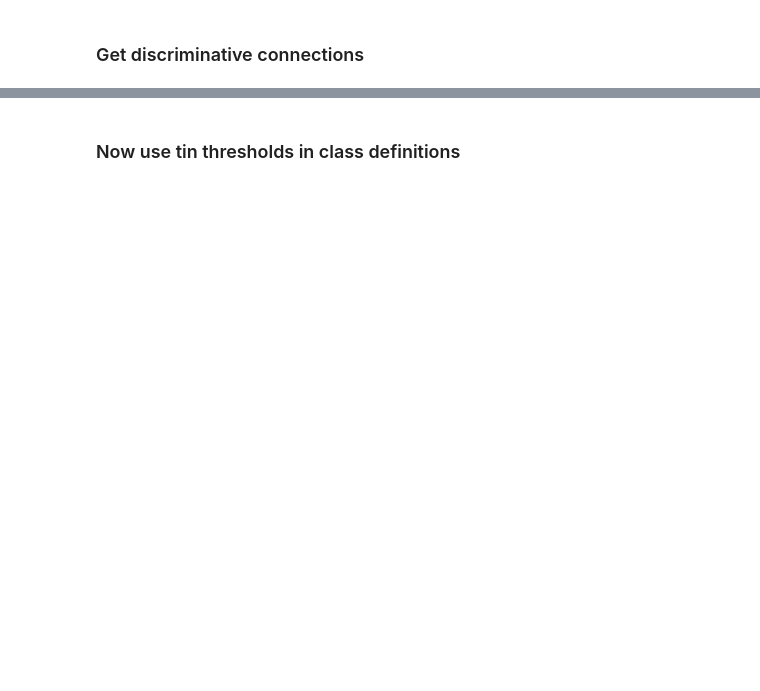
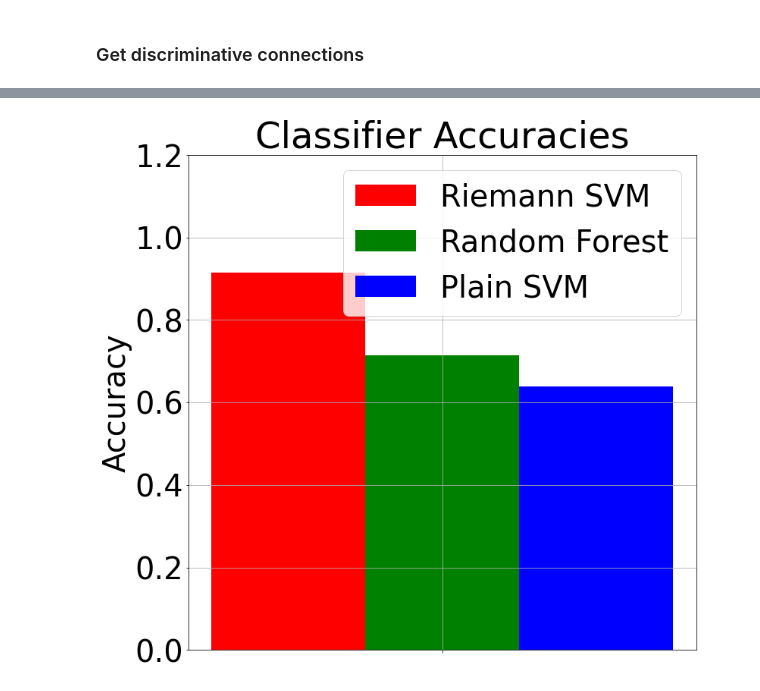
Before and after one commit to dcarmod2/RiemNeuro, a Jupyter notebook: Riemann8Class_paperPrep.ipynb, the cells around one changed output, grey strips where cells are left out. Drawn from its saved outputs; the diff is of its cells as text; code cells hidden in the pictures; blank space fills up the shorter version.

```diff
--- a/Riemann8Class_paperPrep.ipynb
+++ b/Riemann8Class_paperPrep.ipynb
@@ -411,5 +397,5 @@ discrim_dict_min
 # %%
-barheights = [[x for x in valdict.values()][:-1] for filename,valdict in accDict.items()]
+barheights = [[x for x in valdict.values()] for filename,valdict in accDict.items()]
 # %%
 bheights = np.array(barheights).T
 # %%
@@ -419,21 +405,21 @@ keys = list(x.rstrip('tv_linear') for x in accDict.keys())
 # %%
 matplotlib.rcParams.update({'font.size': 40})
 fig,ax = plt.subplots(figsize=(12,12))
 ax.set_ylim(0,1.2)
 ax.grid(True)
 for i,filebar in enumerate(bheights):
     ax.bar([i/3+2*j for j,_ in enumerate(bheights[0])],filebar,color = color[i],
            width = 1/3,tick_label = keys)
-plt.xticks([1/3+2*j for j in range(0,6)], rotation=45)
-plt.legend(['Riemann','SVM corr','SVM lag corr'])
+plt.xticks([1/3+2*j for j in range(0,len(accDict))], rotation=45)
+plt.legend(['Riemann SVM','Random Forest','Plain SVM'])
 plt.ylabel('Accuracy')
 plt.title('Classifier Accuracies')
 dx = -60/72.; dy = 0/72.
 offset = matplotlib.transforms.ScaledTranslation(dx, dy, fig.dpi_scale_trans)
 
 for label in ax.xaxis.get_majorticklabels():
     label.set_transform(label.get_transform() + offset)
 
-plt.savefig('RiemannResults/Graphs/ClassAcc.png',bbox_inches='tight')
+#plt.savefig('RiemannResults/Graphs/ClassAcc.png',bbox_inches='tight')
+# %% [output]
+[figure, added]
-# %% [markdown]
-### Now use tin thresholds in class definitions
```
Also changed, not shown: parts of 27 cells of this notebook, 4 other files.
